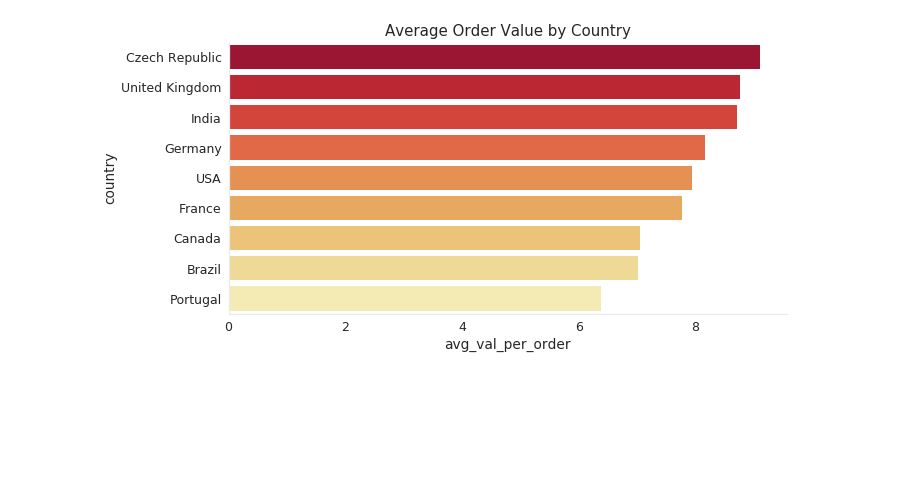
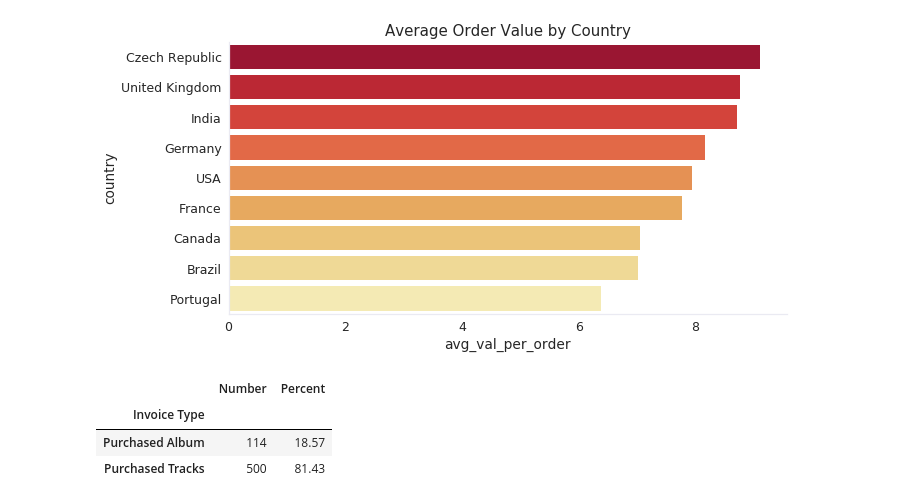
Before and after one commit to Adam-Klaum/dq_chinook, a Jupyter notebook: Basics.ipynb, the cells around one changed output. Saved outputs shown, nothing was run; the diff lists cells and outputs as text; code cells hidden in the pictures; blank space fills up the shorter version.

Commit message:
Added code for calculating how many invoiced included the purchase of a full album

```diff
--- a/Basics.ipynb
+++ b/Basics.ipynb
@@ -256,0 +352,17 @@ sns.despine()
+# %%
+total_invoices = invoices.shape[0]
+non_album_count = invoices['missing_tracks'].sum()
+album_count = total_invoices - non_album_invoices
+non_album_pct = np.round(non_album_count/total_invoices * 100, 2)
+album_pct = np.round(album_count/total_invoices * 100, 2)
+
+invoice_results = pd.DataFrame({'Invoice Type': ['Purchased Album', 'Purchased Tracks'],
+                                'Number': [album_count, non_album_count],
+                               'Percent': [album_pct, non_album_pct]})
+
+invoice_results.set_index('Invoice Type')
+# %% [output]
+|  | Number | Percent |
+| Invoice Type |  |  |
+| Purchased Album | 114 | 18.57 |
+| Purchased Tracks | 500 | 81.43 |
```
Also changed, not shown: parts of 1 cell of this notebook.
